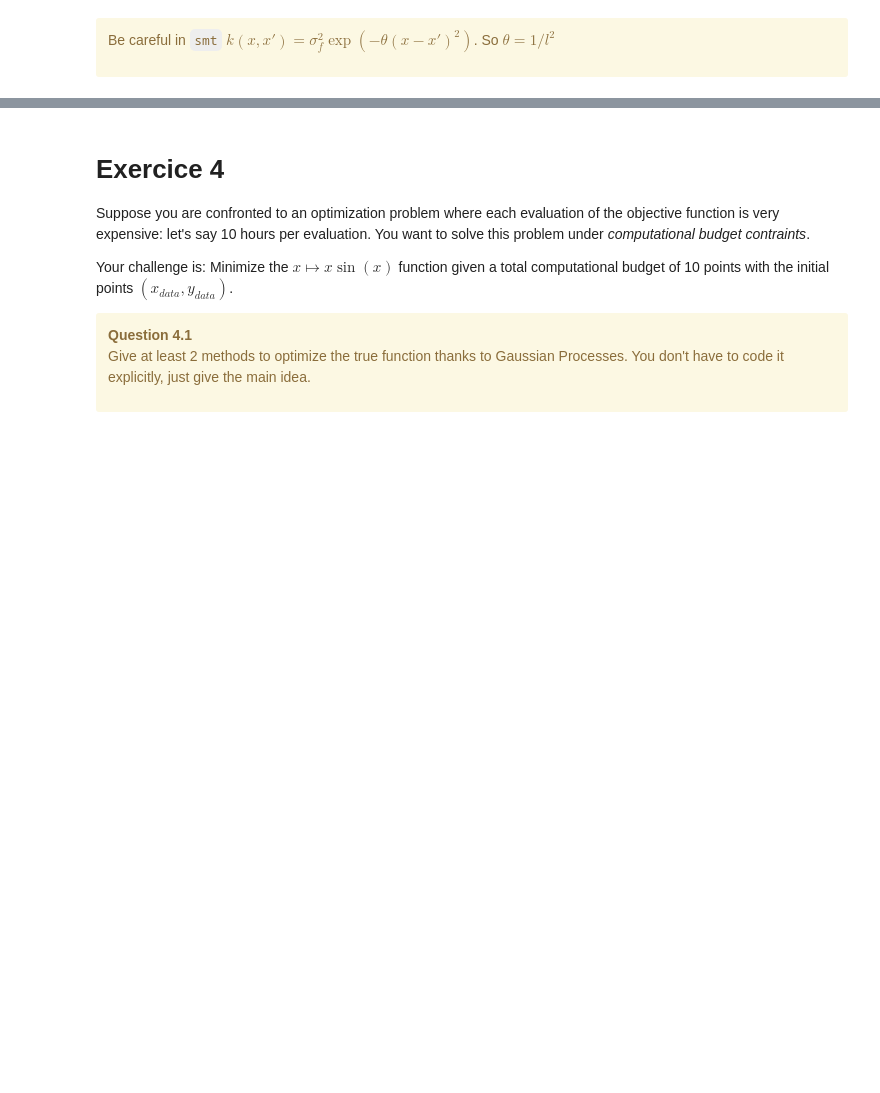
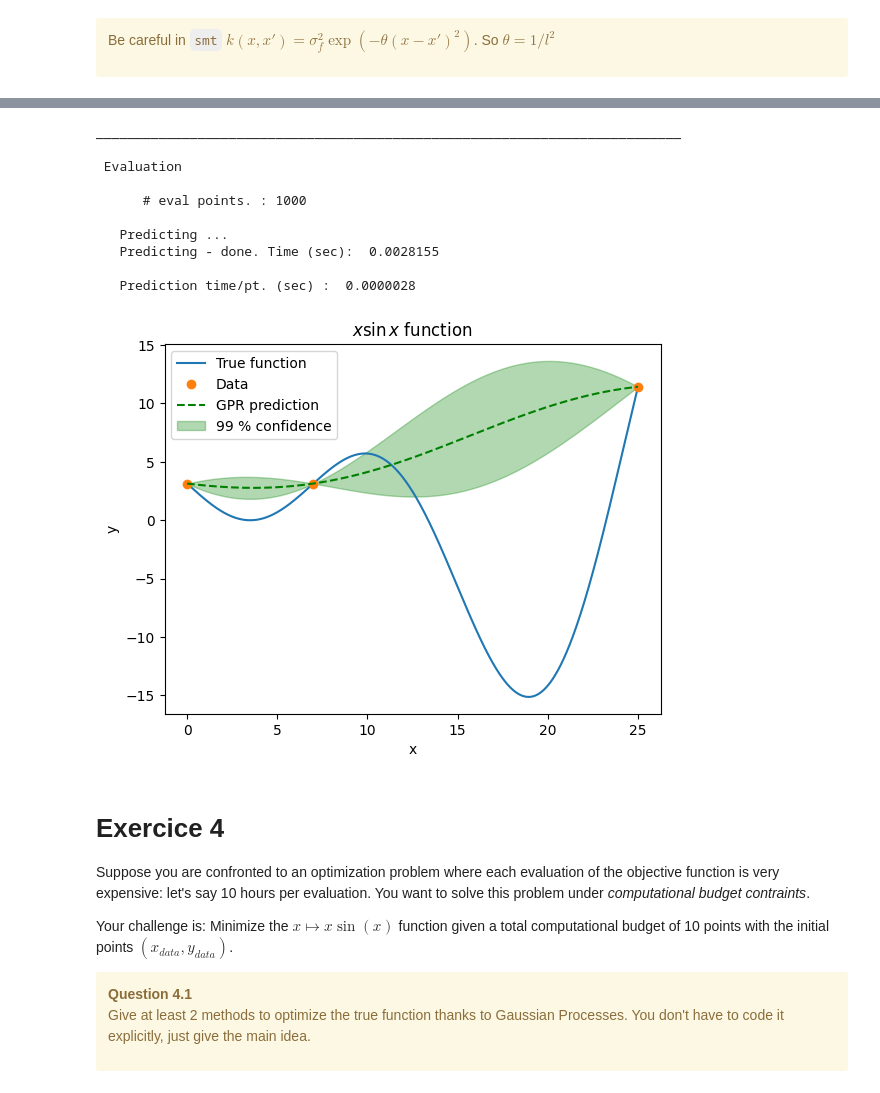
Before and after one commit to Strato31/machine-learning, a Jupyter notebook: 7 - Bayesian optimization/BO_2024_student.ipynb, the cells around one changed output, grey strips where cells are left out. Saved outputs shown, nothing was run; the diff lists cells and outputs as text; code cells hidden in the pictures; blank space fills up the shorter version.

```diff
--- a/7 - Bayesian optimization/BO_2024_student.ipynb
+++ b/7 - Bayesian optimization/BO_2024_student.ipynb
@@ -309,5 +366,13 @@ print("Shape of x_data =",x_data.shape)
 ### WRITE YOUR CODE HERE
 # If you get stuck, uncomment the line above to load a correction in this cell (then you can execute this code).
 
+
+
 #define the KRG object, give the DOE and train it
-gpr = #to complete
+gpr = KRG()# some options to add theta0=[1e-2]*x_data.shape[1],print_prediction = False)
+gpr.set_training_values(x_data,y_data)
+
+gpr.train()
+
+print('-------------')
+print('Theta optimal', gpr.optimal_theta)
@@ -314,22 +397,34 @@ gpr = #to complete
 # %%
 # query the outputs: mean and variance
 Y_GP_plot = gpr.predict_values(X_plot)
 sig_GP_plot = np.sqrt(gpr.predict_variances(X_plot)) #to get the standard deviation
 
 fig = plt.figure()
 ax = fig.add_subplot(111)
 true_fun, = ax.plot(X_plot,Y_plot)
 data, = ax.plot(x_data,y_data,linestyle='',marker='o')
 gp, = ax.plot(X_plot,Y_GP_plot,linestyle='--',color='g')
 sig_plus = Y_GP_plot+3*np.atleast_2d(sig_GP_plot)
 sig_moins = Y_GP_plot-3*np.atleast_2d(sig_GP_plot)
 un_gp = ax.fill_between(X_plot.T[0],sig_plus.T[0],sig_moins.T[0],alpha=0.3,color='g')
 lines = [true_fun,data,gp,un_gp]
-ax.set_title('$x \sin{x}$ function')
+ax.set_title('$x \\sin{x}$ function')
 ax.set_xlabel('x')
 ax.set_ylabel('y')
 ax.legend(lines,['True function','Data','GPR prediction','99 % confidence'])
 plt.show()
+# %% [output]
+___________________________________________________________________________
+
+ Evaluation
+
+      # eval points. : 1000
+
+   Predicting ...
+   Predicting - done. Time (sec):  0.0028155
+
+   Prediction time/pt. (sec) :  0.0000028
+[figure, added]
 # %% [markdown]
 # Exercice 4
 
```
Also changed, not shown: parts of 17 cells of this notebook.
